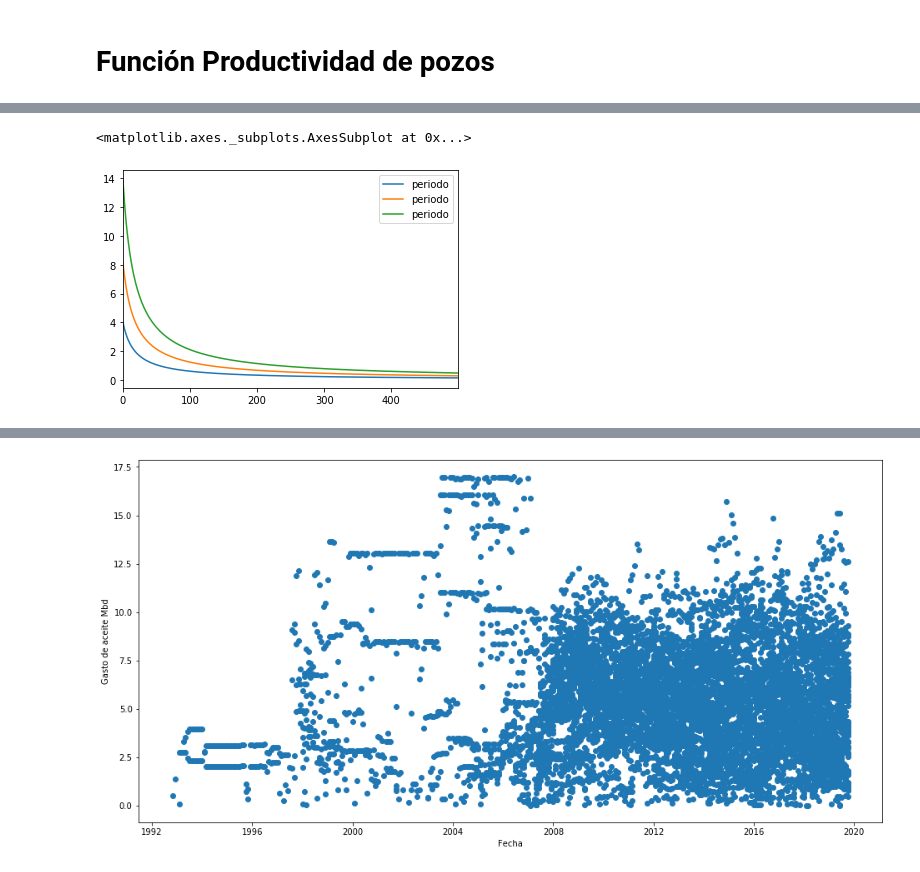
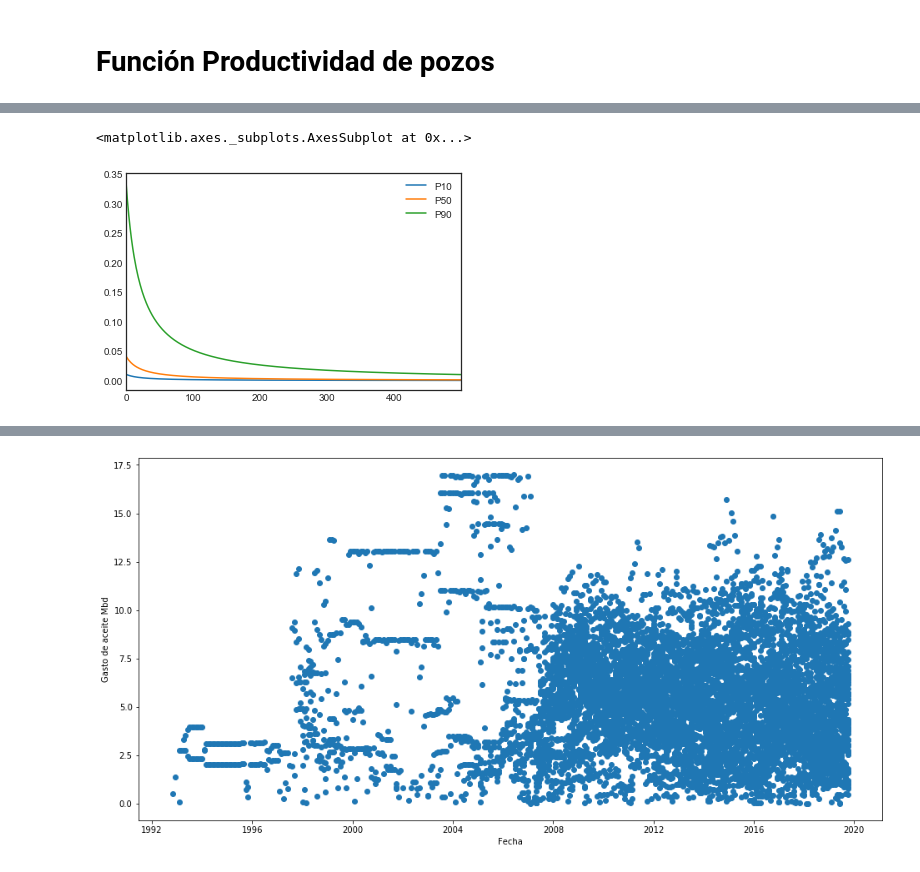
Before and after one commit to eliasft/projects, a Jupyter notebook: productividad_final.ipynb, the cells around one changed output, grey strips where cells are left out. Drawn from its saved outputs; the diff is of its cells as text; code cells hidden in the pictures.

```diff
--- a/productividad_final.ipynb
+++ b/productividad_final.ipynb
@@ -21,6 +21,8 @@ from datetime import datetime, timedelta,date
 import timeit
 
 import warnings
+
+plt.style.use('seaborn-white')
 # %%
 pd.set_option('display.max_rows', 100_000_000)
 pd.set_option('display.max_columns', 100_000_000)
@@ -404,23 +495,24 @@ Name: aceite_Mbd, dtype: float64
 # %%
 q10=gasto_aceite.Qi.quantile(.1)
 q50=gasto_aceite.Qi.quantile(.5)
 q90=gasto_aceite.Qi.quantile(.9)
 
 d10=gasto_aceite.di.quantile(.1)
 d50=gasto_aceite.di.quantile(.5)
 d90=gasto_aceite.di.quantile(.9)
 d=gasto_aceite.di.mean()
+b=gasto_aceite.b.mean()
 
+perfil=pd.DataFrame()
 for x in df:
-    p10=(q10/((1.0+1*d*df.periodo)**(1.0/1)))
-    p50=(q50/((1.0+1*d*df.periodo)**(1.0/1)))
-    p90=(q90/((1.0+1*d*df.periodo)**(1.0/1)))
 
-    gasto=pd.DataFrame([[x,p10,p50,p90]])
+    perfil['mes']=x
+    perfil['P10']=(q10/((1.0+b*d*df.periodo)**(1.0/b)))
+    perfil['P50']=(q50/((1.0+b*d*df.periodo)**(1.0/b)))
+    perfil['P90']=(q90/((1.0+b*d*df.periodo)**(1.0/b)))
 
-p10.plot(legend=True)
-p50.plot(legend=True)
-p90.plot(legend=True)
+
+perfil.plot()
 # %% [output]
 <matplotlib.axes._subplots.AxesSubplot at 0x...>
-[figure, old version]
+[figure, new version]
```
Also changed, not shown: parts of 9 cells of this notebook, 3 other files.
